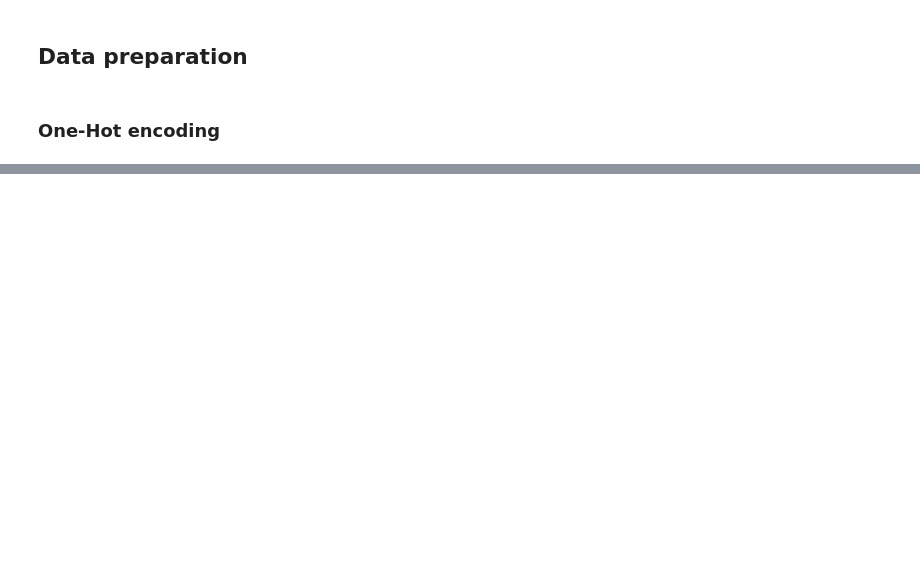
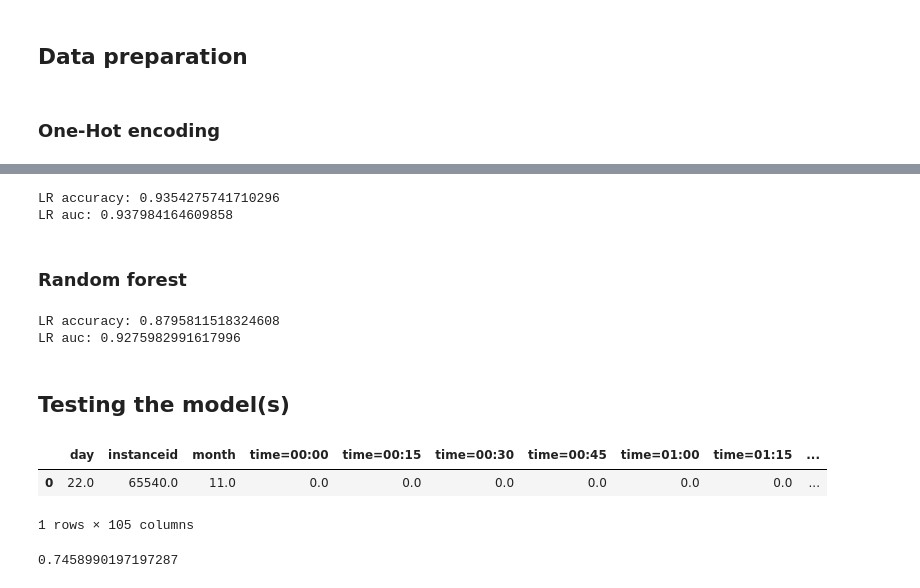
Before and after one commit to Mo0812/mk-home-automation, a Jupyter notebook: mk-home-automation.ipynb, the cells around one changed output, grey strips where cells are left out. Cells and saved outputs as stored; diff of their text form; code cells hidden in the pictures; blank space fills up the shorter version.

Commit message:
update model matching and example test of model

```diff
--- a/mk-home-automation.ipynb
+++ b/mk-home-automation.ipynb
@@ -185,3 +199,4 @@ del df_test["onoff"]
 from sklearn.feature_extraction import DictVectorizer
 # %%
 dv = DictVectorizer(sparse=False)
+dv_full = DictVectorizer(sparse=False)
@@ -195,0 +203,10 @@ len(dv.vocabulary_)
+# %%
+dict_train_full_onoff = df_train_full.to_dict(orient="records")
+dict_train_onoff = df_train.to_dict(orient="records")
+dict_val_onoff = df_val.to_dict(orient="records")
+dict_test_onoff = df_test.to_dict(orient="records")
+# %%
+X_train_full_onoff = dv_full.fit_transform(dict_train_full_onoff)
+X_train_onoff = dv.fit_transform(dict_train_onoff)
+X_val_onoff = dv.transform(dict_val_onoff)
+X_test_onoff = dv_full.transform(dict_test_onoff)
@@ -195,0 +286,48 @@ len(dv.vocabulary_)
+# %%
+y_pred = dt.predict_proba(X_test_onoff)[:, 1]
+accuracy = (y_test_onoff == (y_pred >= 0.5)).mean()
+
+auc = roc_auc_score(y_test_onoff, y_pred)
+
+print("LR accuracy:", accuracy)
+print("LR auc:", auc)
+# %% [output]
+LR accuracy: 0.9354275741710296
+LR auc: 0.937984164609858
+# %% [markdown]
+### Random forest
+# %%
+y_pred = rf.predict_proba(X_test_onoff)[:, 1]
+accuracy = (y_test_onoff == (y_pred >= 0.5)).mean()
+
+auc = roc_auc_score(y_test_onoff, y_pred)
+
+print("LR accuracy:", accuracy)
+print("LR auc:", auc)
+# %% [output]
+LR accuracy: 0.8795811518324608
+LR auc: 0.9275982991617996
+# %% [markdown]
+## Testing the model(s)
+# %%
+example = {
+    "instanceid": 65540,
+    "type": 2,
+    "weekday": "Sunday",
+    "weekofyear": 47,
+    "year": 2020,
+    "month": 11,
+    "day": 22,
+    "time": "13:30"
+}
+# %%
+X_example = dv_full.transform([example])
+pd.DataFrame(X_example, columns=dv.get_feature_names())
+# %% [output]
+|  | day | instanceid | month | time=00:00 | time=00:15 | time=00:30 | time=00:45 | time=01:00 | time=01:15 | ... |
+| 0 | 22.0 | 65540.0 | 11.0 | 0.0 | 0.0 | 0.0 | 0.0 | 0.0 | 0.0 | ... |
+1 rows × 105 columns
+# %%
+lr.predict_proba(X_example)[0, 1]
+# %% [output]
+0.7458990197197287
```
Also changed, not shown: parts of 34 cells of this notebook.
